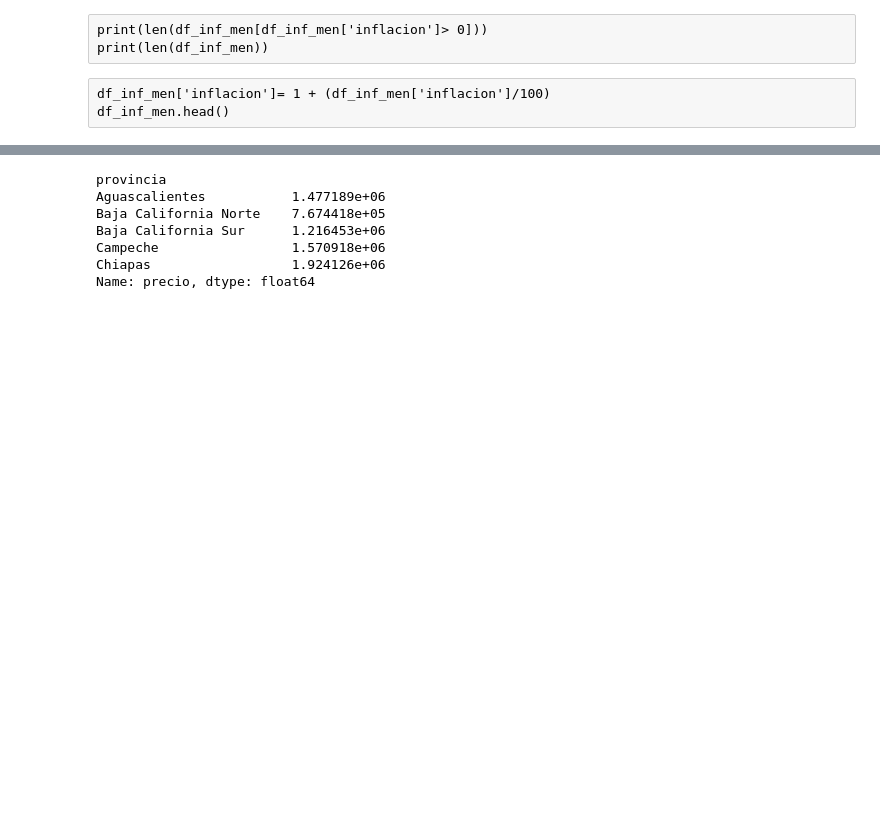
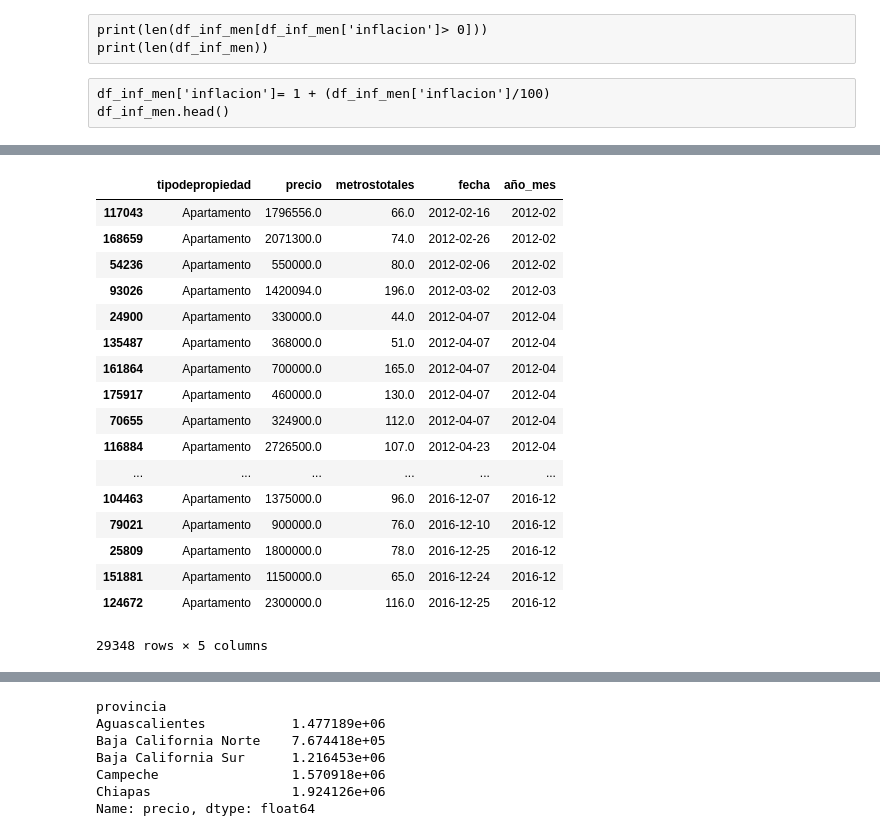
Before and after one commit to gdbien/9558-Organizacion-de-Datos, a Jupyter notebook: TP1/Franco/tp1_franco.ipynb, the cells around one changed output, grey strips where cells are left out. Cells and saved outputs as stored; diff of their text form; code cells hidden in the pictures; blank space fills up the shorter version.

```diff
--- a/TP1/Franco/tp1_franco.ipynb
+++ b/TP1/Franco/tp1_franco.ipynb
@@ -700,3 +726,24 @@ plt.savefig('evo_precio_m2_casas.png', bbox_inches = 'tight')
+# %%
+df_apartamentos.sort_values('año_mes')
+# %% [output]
+|  | tipodepropiedad | precio | metrostotales | fecha | año_mes |
+| 117043 | Apartamento | 1796556.0 | 66.0 | 2012-02-16 | 2012-02 |
+| 168659 | Apartamento | 2071300.0 | 74.0 | 2012-02-26 | 2012-02 |
+| 54236 | Apartamento | 550000.0 | 80.0 | 2012-02-06 | 2012-02 |
+| 93026 | Apartamento | 1420094.0 | 196.0 | 2012-03-02 | 2012-03 |
+| 24900 | Apartamento | 330000.0 | 44.0 | 2012-04-07 | 2012-04 |
+| 135487 | Apartamento | 368000.0 | 51.0 | 2012-04-07 | 2012-04 |
+| 161864 | Apartamento | 700000.0 | 165.0 | 2012-04-07 | 2012-04 |
+| 175917 | Apartamento | 460000.0 | 130.0 | 2012-04-07 | 2012-04 |
+| 70655 | Apartamento | 324900.0 | 112.0 | 2012-04-07 | 2012-04 |
+| 116884 | Apartamento | 2726500.0 | 107.0 | 2012-04-23 | 2012-04 |
+| ... | ... | ... | ... | ... | ... |
+| 104463 | Apartamento | 1375000.0 | 96.0 | 2016-12-07 | 2016-12 |
+| 79021 | Apartamento | 900000.0 | 76.0 | 2016-12-10 | 2016-12 |
+| 25809 | Apartamento | 1800000.0 | 78.0 | 2016-12-25 | 2016-12 |
+| 151881 | Apartamento | 1150000.0 | 65.0 | 2016-12-24 | 2016-12 |
+| 124672 | Apartamento | 2300000.0 | 116.0 | 2016-12-25 | 2016-12 |
+29348 rows × 5 columns
 # %%
 #Distribucion precios de las casas
 _, axes = plt.subplots(1, 2, figsize=(15, 5))
```
Also changed, not shown: parts of 9 cells of this notebook.
